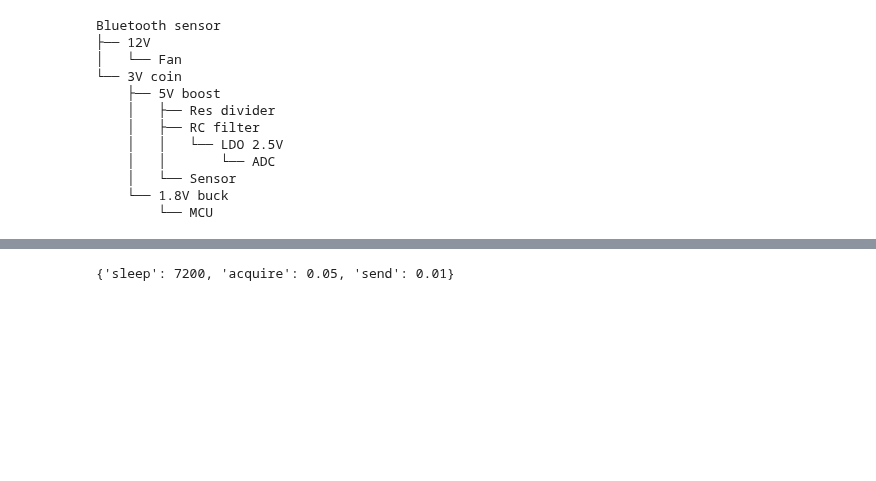
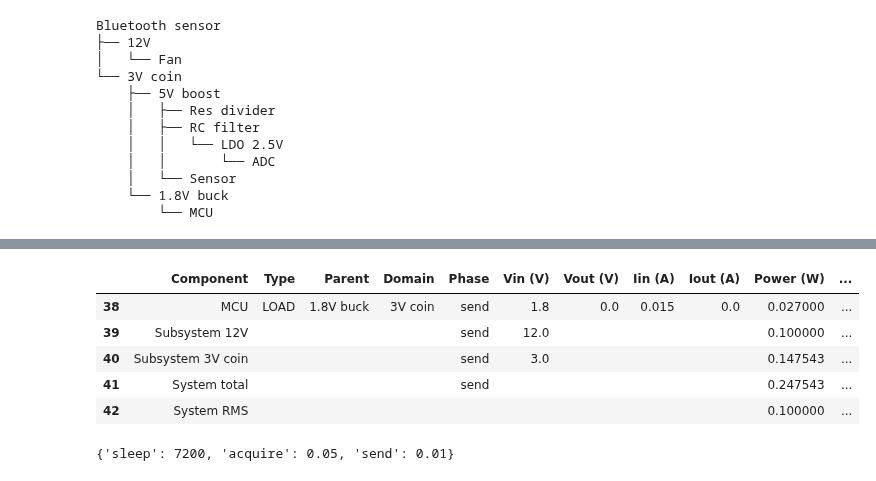
Before and after one commit to geddy11/tmp_sl, a Jupyter notebook: work/sysLoss.ipynb, the cells around one changed output, grey strips where cells are left out. Saved outputs shown, nothing was run; the diff lists cells and outputs as text; code cells hidden in the pictures; blank space fills up the shorter version.

```diff
--- a/work/sysLoss.ipynb
+++ b/work/sysLoss.ipynb
@@ -763,3 +795,15 @@ Tolerances met after 8 iterations
+# %%
+fin = pd.Series(["System RMS",0.1, 0.2, 0.3], index=["Component", "Power (W)", "Loss (W)", "Efficiency (%)"])
+df2 = pd.concat([df, fin.to_frame().T], ignore_index=True)
+df2 = df2.fillna('')
+df2.tail()
+# %% [output]
+|  | Component | Type | Parent | Domain | Phase | Vin (V) | Vout (V) | Iin (A) | Iout (A) | Power (W) | ... |
+| 38 | MCU | LOAD | 1.8V buck | 3V coin | send | 1.8 | 0.0 | 0.015 | 0.0 | 0.027000 | ... |
+| 39 | Subsystem 12V |  |  |  | send | 12.0 |  |  |  | 0.100000 | ... |
+| 40 | Subsystem 3V coin |  |  |  | send | 3.0 |  |  |  | 0.147543 | ... |
+| 41 | System total |  |  |  | send |  |  |  |  | 0.247543 | ... |
+| 42 | System RMS |  |  |  |  |  |  |  |  | 0.100000 | ... |
 # %%
 case1.get_phases()
 # %% [output]
```
Also changed, not shown: parts of 4 cells of this notebook, 2 other files.
